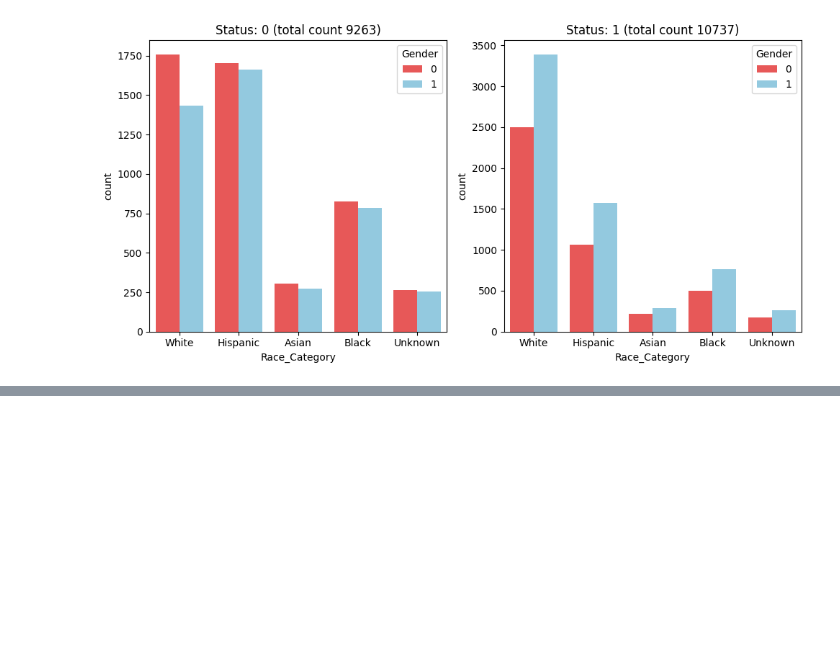
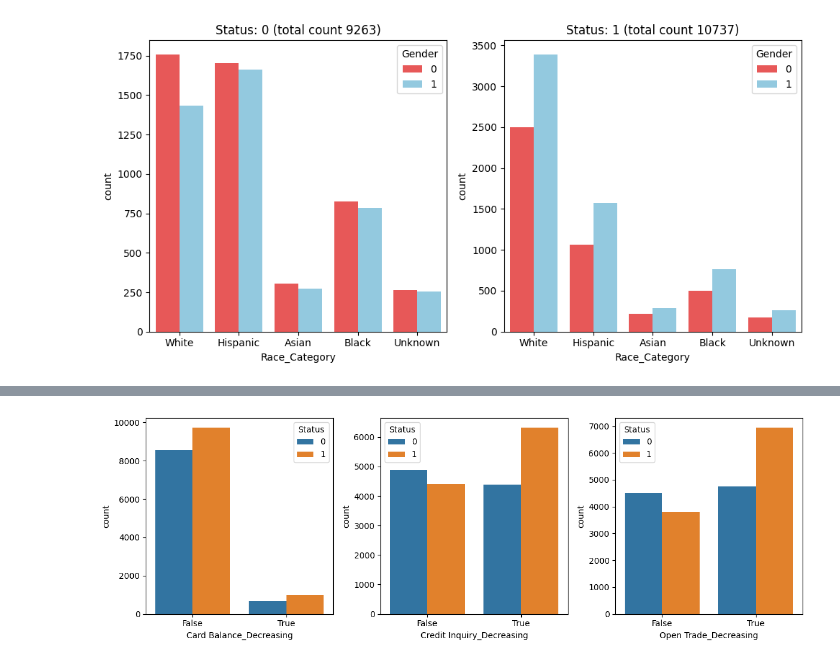
Before and after one commit to ostapenkovs/wells-fargo-case-study, a Jupyter notebook: notebooks/2_data_analysis.ipynb, the cells around one changed output, grey strips where cells are left out. Drawn from its saved outputs; the diff is of its cells as text; code cells hidden in the pictures; blank space fills up the shorter version.

```diff
--- a/notebooks/2_data_analysis.ipynb
+++ b/notebooks/2_data_analysis.ipynb
@@ -117,0 +131,34 @@ plt.show()
+# %%
+# train[ ['Card Balance_12m', 'Card Balance_6m', 'Card Balance_3m', 'Card Balance'] ]
+# train[ ['Credit Inquiry_12m', 'Credit Inquiry_6m', 'Credit Inquiry_3m', 'Credit Inquiry'] ]
+# train[ ['Delinquency Status_12m', 'Delinquency Status_6m', 'Delinquency Status_3m', 'Delinquency Status'] ]
+# train[ ['Open Trade_12m', 'Open Trade_6m', 'Open Trade_3m', 'Open Trade'] ]
+
+def compute_trend(row, lagged_var_name):
+    '''Checking if lags of a given variable for a given row (sample)
+    are decreasing and/or staying the same over time (versus increasing).'''
+
+    curr_val = row[lagged_var_name]
+
+    for lag in ('3', '6', '12'):
+        col_name = f'{lagged_var_name}_{lag}m'
+        prior_val = row[col_name]
+        if prior_val < curr_val:
+            # prior value was smaller, meaning there is an increase!
+            return False
+        curr_val = prior_val
+    # did the lagged variable decrease (or at least stay the same)?
+    return True
+
+for col_name in ('Card Balance', 'Credit Inquiry', 'Open Trade'):
+    train[f'{col_name}_Decreasing'] = train.apply(compute_trend, axis=1, lagged_var_name=col_name)
+# %%
+fig, axes = plt.subplots(1, 3, figsize=(12, 4))
+
+for col_name, ax in zip(('Card Balance', 'Credit Inquiry', 'Open Trade'), axes.flatten()):
+    sns.countplot(train, x=f'{col_name}_Decreasing', hue='Status', ax=ax)
+
+plt.tight_layout()
+plt.show()
+# %% [output]
+[figure, added]
```
Also changed, not shown: parts of 3 cells of this notebook.
